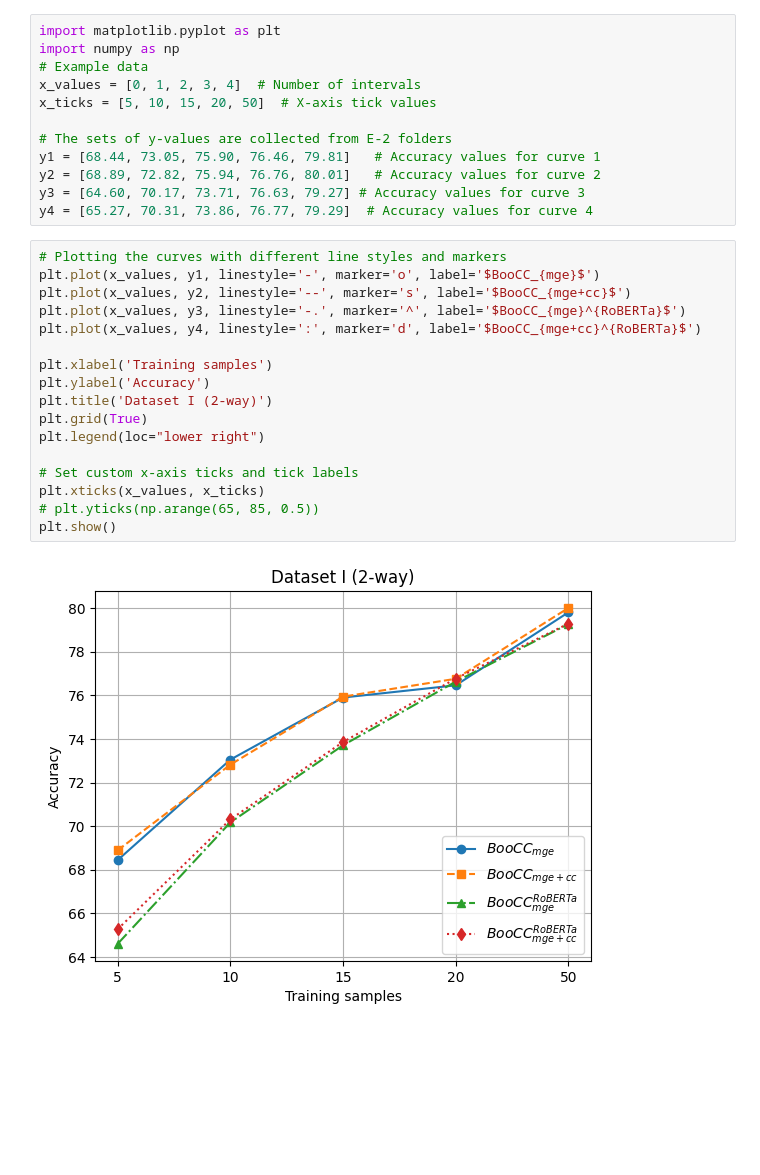
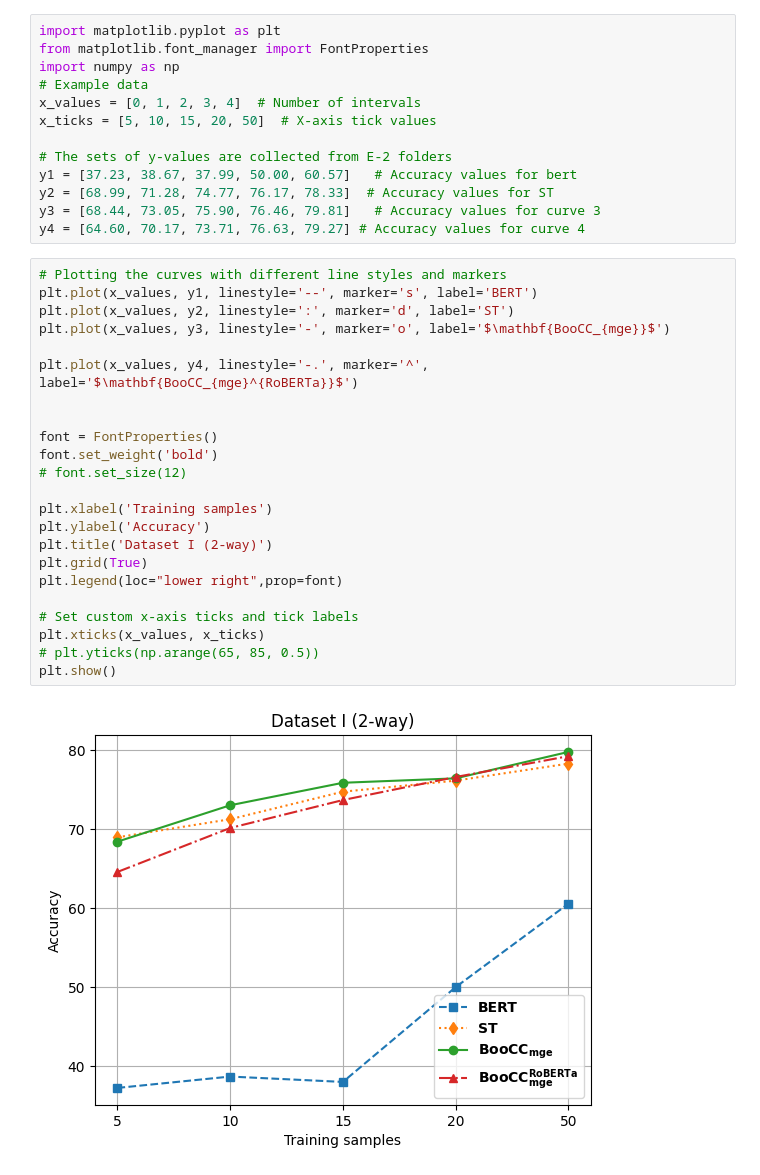
Before and after one commit to AppleMax1992/CommitFit, a Jupyter notebook: notebooks/Figures/Acc_2_plot_fewshot.ipynb, the cells around one changed output. Saved outputs shown, nothing was run; the diff lists cells and outputs as text; blank space fills up the shorter version.

```diff
--- a/notebooks/Figures/Acc_2_plot_fewshot.ipynb
+++ b/notebooks/Figures/Acc_2_plot_fewshot.ipynb
@@ -1,31 +1,38 @@
 # %%
 import matplotlib.pyplot as plt
+from matplotlib.font_manager import FontProperties
 import numpy as np
 # Example data
 x_values = [0, 1, 2, 3, 4]  # Number of intervals
 x_ticks = [5, 10, 15, 20, 50]  # X-axis tick values
 
 # The sets of y-values are collected from E-2 folders
-y1 = [68.44, 73.05, 75.90, 76.46, 79.81]   # Accuracy values for curve 1
-y2 = [68.89, 72.82, 75.94, 76.76, 80.01]   # Accuracy values for curve 2
-y3 = [64.60, 70.17, 73.71, 76.63, 79.27] # Accuracy values for curve 3
-y4 = [65.27, 70.31, 73.86, 76.77, 79.29]  # Accuracy values for curve 4
+y1 = [37.23, 38.67, 37.99, 50.00, 60.57]   # Accuracy values for bert
+y2 = [68.99, 71.28, 74.77, 76.17, 78.33]  # Accuracy values for ST
+y3 = [68.44, 73.05, 75.90, 76.46, 79.81]   # Accuracy values for curve 3
+y4 = [64.60, 70.17, 73.71, 76.63, 79.27] # Accuracy values for curve 4
 # %%
 # Plotting the curves with different line styles and markers
-plt.plot(x_values, y1, linestyle='-', marker='o', label='$BooCC_{mge}$')
-plt.plot(x_values, y2, linestyle='--', marker='s', label='$BooCC_{mge+cc}$')
-plt.plot(x_values, y3, linestyle='-.', marker='^', label='$BooCC_{mge}^{RoBERTa}$')
-plt.plot(x_values, y4, linestyle=':', marker='d', label='$BooCC_{mge+cc}^{RoBERTa}$')
+plt.plot(x_values, y1, linestyle='--', marker='s', label='BERT')
+plt.plot(x_values, y2, linestyle=':', marker='d', label='ST')
+plt.plot(x_values, y3, linestyle='-', marker='o', label='$\mathbf{BooCC_{mge}}$')
+
+plt.plot(x_values, y4, linestyle='-.', marker='^', label='$\mathbf{BooCC_{mge}^{RoBERTa}}$')
+
+
+font = FontProperties()
+font.set_weight('bold')
+# font.set_size(12)
 
 plt.xlabel('Training samples')
 plt.ylabel('Accuracy')
 plt.title('Dataset I (2-way)')
 plt.grid(True)
-plt.legend(loc="lower right")
+plt.legend(loc="lower right",prop=font)
 
 # Set custom x-axis ticks and tick labels
 plt.xticks(x_values, x_ticks)
 # plt.yticks(np.arange(65, 85, 0.5))
 plt.show()
 # %% [output]
-[figure, old version]
+[figure, new version]
```
Also changed, not shown: 31 other files.
